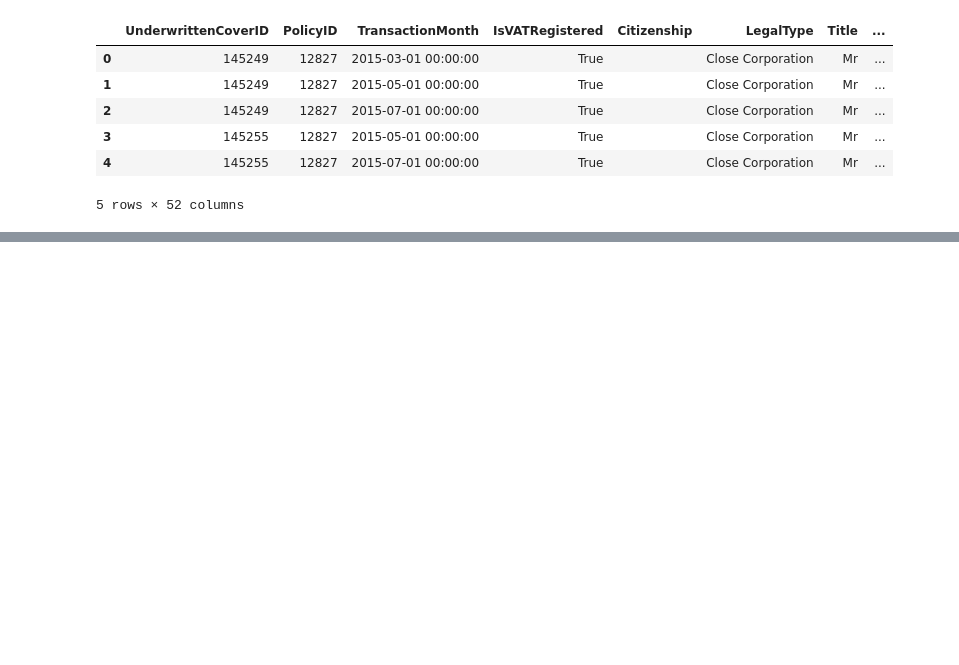
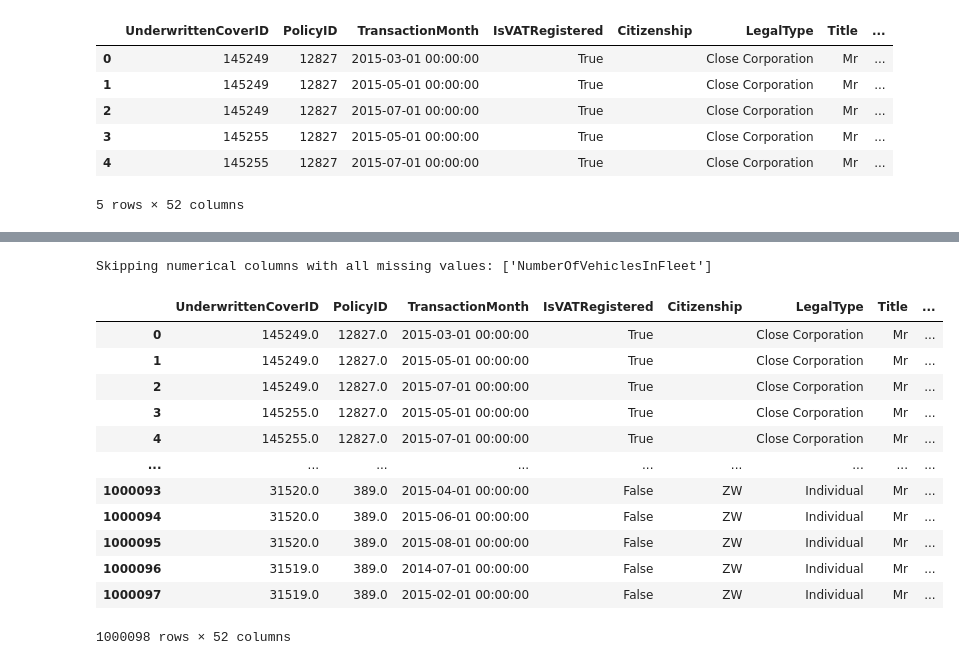
Before and after one commit to hiwothadush/AlphaCare-Insurance-Analytics, a Jupyter notebook: Task_1.ipynb, the cells around one changed output, grey strips where cells are left out. Cells and saved outputs as stored; diff of their text form; code cells hidden in the pictures; blank space fills up the shorter version.

Commit message:
Data summary , data type, data quality assessment are done

```diff
--- a/Task_1.ipynb
+++ b/Task_1.ipynb
@@ -15,0 +107,55 @@ df.head(5)
+# %%
+def handle_missing_values(df, num_strategy="mean", cat_strategy="most_frequent"):
+    """
+    Handle missing values in numerical and non-numerical columns.
+    Parameters:
+        - df: DataFrame
+        - num_strategy: Strategy for numerical imputation ('mean', 'median', 'most_frequent', 'constant')
+        - cat_strategy: Strategy for categorical imputation ('most_frequent', 'constant')
+    Returns:
+        - DataFrame with imputed values
+    """
+    # Identify numerical and non-numerical columns
+    numerical_cols = [col for col in df.columns if df[col].dtype in ['int64', 'float64']]
+    categorical_cols = [col for col in df.columns if df[col].dtype == 'object']
+
+    # Filter out columns with all missing values
+    num_valid_cols = [col for col in numerical_cols if df[col].notna().any()]
+    cat_valid_cols = [col for col in categorical_cols if df[col].notna().any()]
+
+    # Warn about columns with all missing values
+    num_skipped = [col for col in numerical_cols if col not in num_valid_cols]
+    cat_skipped = [col for col in categorical_cols if col not in cat_valid_cols]
+
+    if num_skipped:
+        print(f"Skipping numerical columns with all missing values: {num_skipped}")
+    if cat_skipped:
+        print(f"Skipping categorical columns with all missing values: {cat_skipped}")
+
+    # Impute numerical columns
+    if num_valid_cols:
+        num_imputer = SimpleImputer(strategy=num_strategy)
+        df[num_valid_cols] = num_imputer.fit_transform(df[num_valid_cols])
+
+    # Impute categorical columns
+    if cat_valid_cols:
+        cat_imputer = SimpleImputer(strategy=cat_strategy)
+        df[cat_valid_cols] = cat_imputer.fit_transform(df[cat_valid_cols])
+
+    return df
+handle_missing_values(df)
+# %% [output]
+Skipping numerical columns with all missing values: ['NumberOfVehiclesInFleet']
+|  | UnderwrittenCoverID | PolicyID | TransactionMonth | IsVATRegistered | Citizenship | LegalType | Title | ... |
+| 0 | 145249.0 | 12827.0 | 2015-03-01 00:00:00 | True |  | Close Corporation | Mr | ... |
+| 1 | 145249.0 | 12827.0 | 2015-05-01 00:00:00 | True |  | Close Corporation | Mr | ... |
+| 2 | 145249.0 | 12827.0 | 2015-07-01 00:00:00 | True |  | Close Corporation | Mr | ... |
+| 3 | 145255.0 | 12827.0 | 2015-05-01 00:00:00 | True |  | Close Corporation | Mr | ... |
+| 4 | 145255.0 | 12827.0 | 2015-07-01 00:00:00 | True |  | Close Corporation | Mr | ... |
+| ... | ... | ... | ... | ... | ... | ... | ... | ... |
+| 1000093 | 31520.0 | 389.0 | 2015-04-01 00:00:00 | False | ZW | Individual | Mr | ... |
+| 1000094 | 31520.0 | 389.0 | 2015-06-01 00:00:00 | False | ZW | Individual | Mr | ... |
+| 1000095 | 31520.0 | 389.0 | 2015-08-01 00:00:00 | False | ZW | Individual | Mr | ... |
+| 1000096 | 31519.0 | 389.0 | 2014-07-01 00:00:00 | False | ZW | Individual | Mr | ... |
+| 1000097 | 31519.0 | 389.0 | 2015-02-01 00:00:00 | False | ZW | Individual | Mr | ... |
+1000098 rows × 52 columns
```
Also changed, not shown: parts of 4 cells of this notebook.
